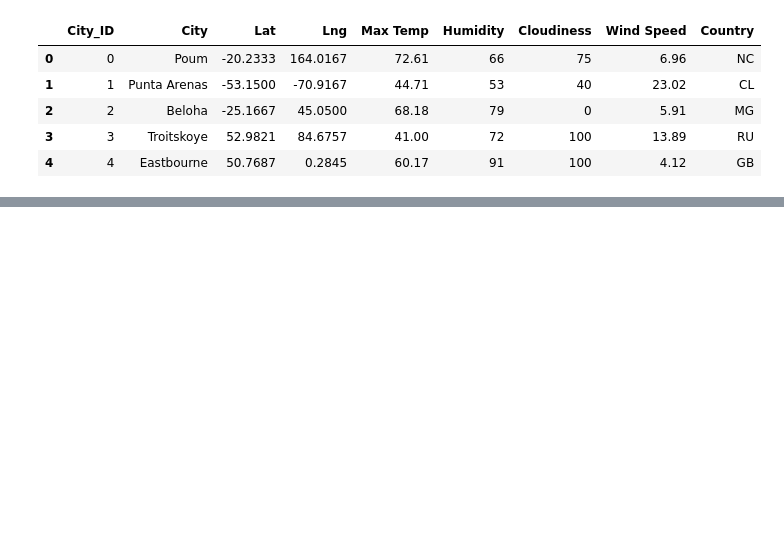
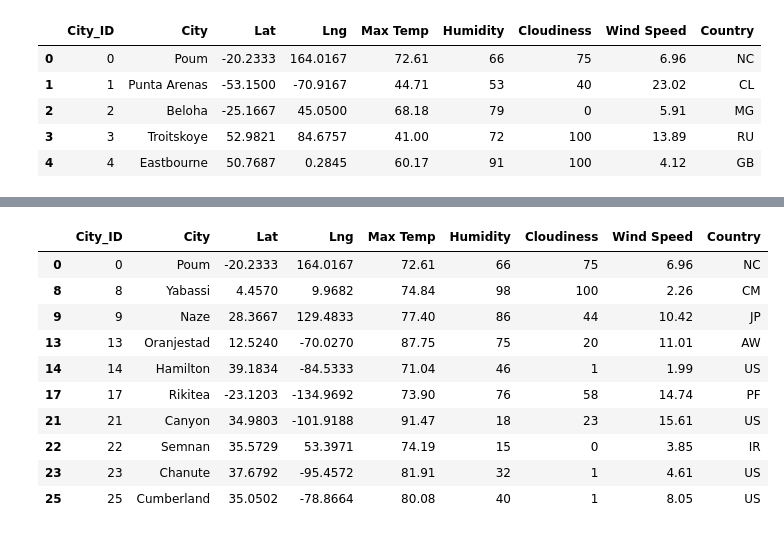
Before and after one commit to Liza904913/World_Weather_Analysis, a Jupyter notebook: Weather_Database.ipynb, the cells around one changed output, grey strips where cells are left out. Cells and saved outputs as stored; diff of their text form; code cells hidden in the pictures; blank space fills up the shorter version.

```diff
--- a/Weather_Database.ipynb
+++ b/Weather_Database.ipynb
@@ -35,7 +32,20 @@ max_temp = float(input("What is the maximum temperature you would like for your
 # %%
 # 3. Filter the city_data_df DataFrame using the input statements to create a new DataFrame using the loc method.
-clean_df = city_data_df.loc[(city_data_df["Max Temp"] >70) & (city_data_df["Max Temp"] <95)]
-
-clean_df
+# Filter the dataset to find the cities that fit the criteria.
+preferred_cities_df = city_data_df.loc[(city_data_df["Max Temp"] <= max_temp) & \
+                                       (city_data_df["Max Temp"] >= min_temp)]
+preferred_cities_df.head(10)
+# %% [output]
+|  | City_ID | City | Lat | Lng | Max Temp | Humidity | Cloudiness | Wind Speed | Country |
+| 0 | 0 | Poum | -20.2333 | 164.0167 | 72.61 | 66 | 75 | 6.96 | NC |
+| 8 | 8 | Yabassi | 4.4570 | 9.9682 | 74.84 | 98 | 100 | 2.26 | CM |
+| 9 | 9 | Naze | 28.3667 | 129.4833 | 77.40 | 86 | 44 | 10.42 | JP |
+| 13 | 13 | Oranjestad | 12.5240 | -70.0270 | 87.75 | 75 | 20 | 11.01 | AW |
+| 14 | 14 | Hamilton | 39.1834 | -84.5333 | 71.04 | 46 | 1 | 1.99 | US |
+| 17 | 17 | Rikitea | -23.1203 | -134.9692 | 73.90 | 76 | 58 | 14.74 | PF |
+| 21 | 21 | Canyon | 34.9803 | -101.9188 | 91.47 | 18 | 23 | 15.61 | US |
+| 22 | 22 | Semnan | 35.5729 | 53.3971 | 74.19 | 15 | 0 | 3.85 | IR |
+| 23 | 23 | Chanute | 37.6792 | -95.4572 | 81.91 | 32 | 1 | 4.61 | US |
+| 25 | 25 | Cumberland | 35.0502 | -78.8664 | 80.08 | 40 | 1 | 8.05 | US |
 # %%
 # 4a. Determine if there are any empty rows.
```
Also changed, not shown: parts of 21 cells of this notebook, 5 other files.
